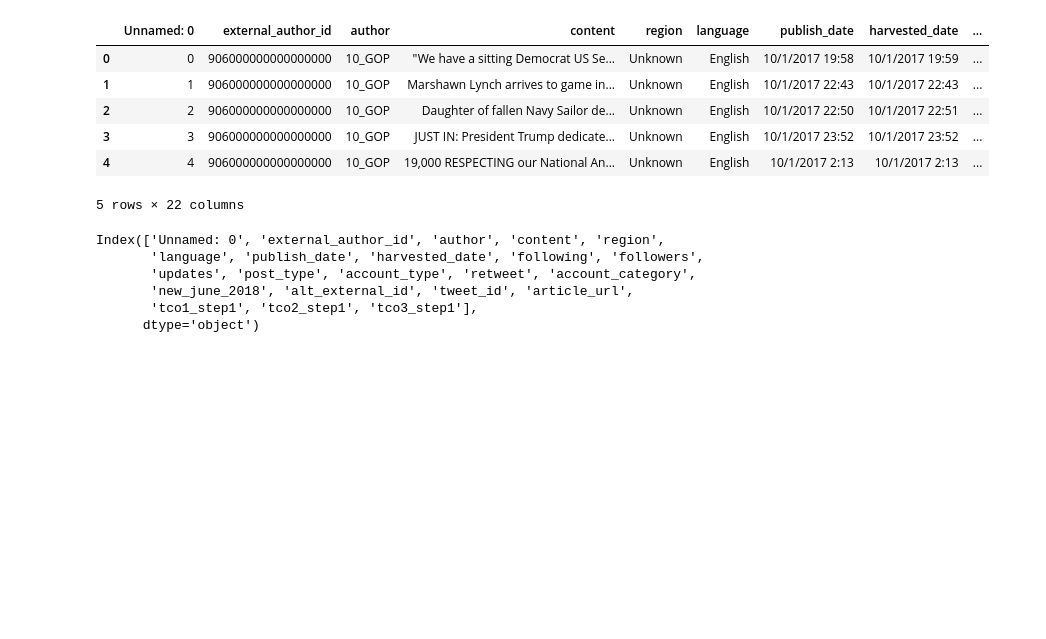
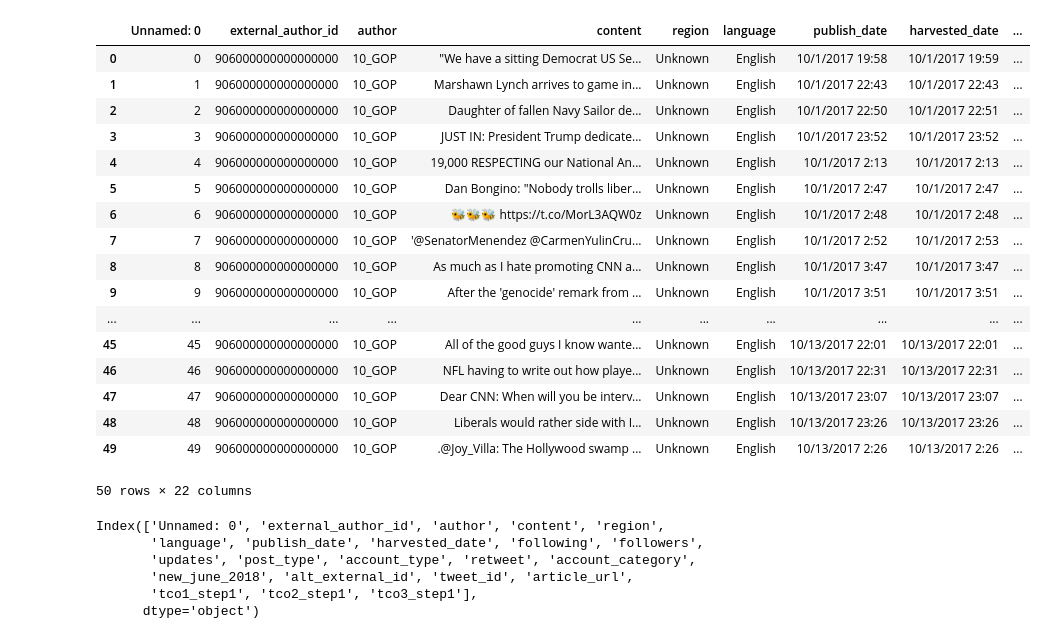
Before and after one commit to gcdunn/twitter-sockpuppet-nlp, a Jupyter notebook: Cleaning-EDA-538-1.ipynb, the cells around one changed output. Cells and saved outputs as stored; diff of their text form; code cells hidden in the pictures; blank space fills up the shorter version.

```diff
--- a/Cleaning-EDA-538-1.ipynb
+++ b/Cleaning-EDA-538-1.ipynb
@@ -33,13 +36,24 @@ Done.
 # %%
-ira_tweets_538.head()
+ira_tweets_538.head(50)
 # %% [output]
 |  | Unnamed: 0 | external_author_id | author | content | region | language | publish_date | harvested_date | ... |
 | 0 | 0 | 906000000000000000 | 10_GOP | "We have a sitting Democrat US Se... | Unknown | English | 10/1/2017 19:58 | 10/1/2017 19:59 | ... |
 | 1 | 1 | 906000000000000000 | 10_GOP | Marshawn Lynch arrives to game in... | Unknown | English | 10/1/2017 22:43 | 10/1/2017 22:43 | ... |
 | 2 | 2 | 906000000000000000 | 10_GOP | Daughter of fallen Navy Sailor de... | Unknown | English | 10/1/2017 22:50 | 10/1/2017 22:51 | ... |
 | 3 | 3 | 906000000000000000 | 10_GOP | JUST IN: President Trump dedicate... | Unknown | English | 10/1/2017 23:52 | 10/1/2017 23:52 | ... |
 | 4 | 4 | 906000000000000000 | 10_GOP | 19,000 RESPECTING our National An... | Unknown | English | 10/1/2017 2:13 | 10/1/2017 2:13 | ... |
+| 5 | 5 | 906000000000000000 | 10_GOP | Dan Bongino: "Nobody trolls liber... | Unknown | English | 10/1/2017 2:47 | 10/1/2017 2:47 | ... |
+| 6 | 6 | 906000000000000000 | 10_GOP | 🐝🐝🐝 https://t.co/MorL3AQW0z | Unknown | English | 10/1/2017 2:48 | 10/1/2017 2:48 | ... |
+| 7 | 7 | 906000000000000000 | 10_GOP | '@SenatorMenendez @CarmenYulinCru... | Unknown | English | 10/1/2017 2:52 | 10/1/2017 2:53 | ... |
+| 8 | 8 | 906000000000000000 | 10_GOP | As much as I hate promoting CNN a... | Unknown | English | 10/1/2017 3:47 | 10/1/2017 3:47 | ... |
+| 9 | 9 | 906000000000000000 | 10_GOP | After the 'genocide' remark from ... | Unknown | English | 10/1/2017 3:51 | 10/1/2017 3:51 | ... |
+| ... | ... | ... | ... | ... | ... | ... | ... | ... | ... |
+| 45 | 45 | 906000000000000000 | 10_GOP | All of the good guys I know wante... | Unknown | English | 10/13/2017 22:01 | 10/13/2017 22:01 | ... |
+| 46 | 46 | 906000000000000000 | 10_GOP | NFL having to write out how playe... | Unknown | English | 10/13/2017 22:31 | 10/13/2017 22:31 | ... |
+| 47 | 47 | 906000000000000000 | 10_GOP | Dear CNN: When will you be interv... | Unknown | English | 10/13/2017 23:07 | 10/13/2017 23:07 | ... |
+| 48 | 48 | 906000000000000000 | 10_GOP | Liberals would rather side with I... | Unknown | English | 10/13/2017 23:26 | 10/13/2017 23:26 | ... |
+| 49 | 49 | 906000000000000000 | 10_GOP | .@Joy_Villa: The Hollywood swamp ... | Unknown | English | 10/13/2017 2:26 | 10/13/2017 2:26 | ... |
-5 rows × 22 columns
+50 rows × 22 columns
 # %%
 ira_tweets_538.columns
 # %% [output]
```
Also changed, not shown: parts of 35 cells of this notebook.
